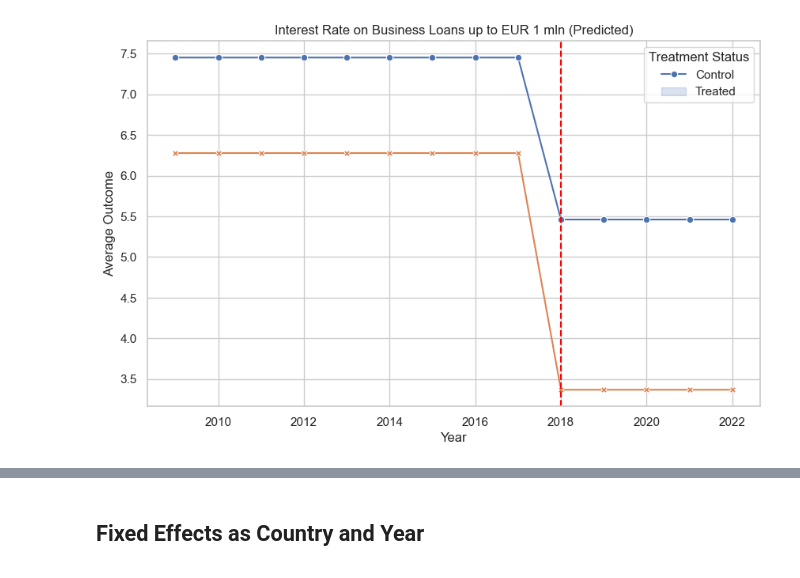
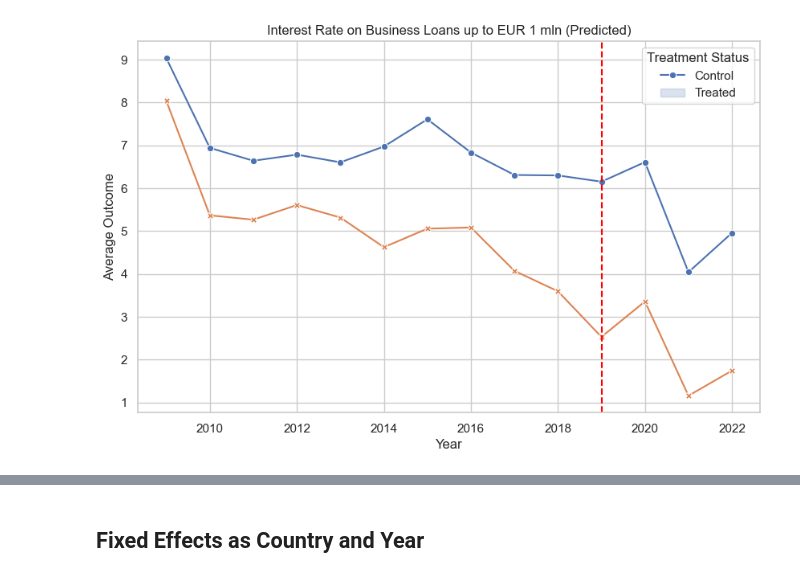
Before and after one commit to SofiyaLyn/Thesis, a Jupyter notebook: Interest_rate_smallbusiness.ipynb, the cells around one changed output, grey strips where cells are left out. Cells and saved outputs as stored; diff of their text form; code cells hidden in the pictures.

```diff
--- a/Interest_rate_smallbusiness.ipynb
+++ b/Interest_rate_smallbusiness.ipynb
@@ -84,3 +114,18 @@ with open('Interest Rate on Business Loans up to EUR 1 mln.html', 'w') as f:
     f.write(summary_table.as_html())
 with open('/Users/sonetalyn/Desktop/Thesis/Interest Rate on Business Loans up to EUR 1 mln.html', 'w') as f:
     f.write(summary_table.as_html())
+# %%
+grouped_data = cleaned_data.groupby(['Year', 'treated']).agg({'Interest_rate_up_to_1_mln': 'mean'}).reset_index()
+sns.set(style="whitegrid")
+
+plt.figure(figsize=(10, 6))
+sns.lineplot(data=grouped_data, x='Year', y='Interest_rate_up_to_1_mln', hue='treated', style='treated', markers=True, dashes=False)
+
+# Adding labels and title
+plt.title('Interest Rate on Business Loans over EUR 1 mln')
+plt.xlabel('Year')
+plt.ylabel('Average Outcome')
+plt.legend(title='Treatment Status', labels=['Control', 'Treated'])
+plt.axvline(x=2019, color='red', linestyle='--')
+plt.savefig('/Users/sonetalyn/Desktop/Thesis/Interest_Rate_Up_plot.png')
+plt.show()
@@ -86,0 +136,28 @@ with open('/Users/sonetalyn/Desktop/Thesis/Interest Rate on Business Loans up to
+# %%
+cleaned_data['intercept'] = 1
+cleaned_data['Population_Growth__Percent'] = pd.to_numeric(cleaned_data['Population_Growth__Percent'], errors='coerce')
+
+formula = """ Interest_rate_up_to_1_mln ~ treated + post_intervention + treated_intervention + Real_GDP__EURB + GDP_Per_Capita__EUR + Real_Private_Consumption_Growth__Percent + Real_Government_Consumption_Growth__Percent + Real_Gross_Fixed_Investment_Growth__Percent + Industrial_Production_Growth__Percent + Population__M + Population_Growth__Percent + intercept"""
+model = smf.ols(formula, data=cleaned_data).fit()
+
+info_dict = {'R-squared' : lambda x: f"{x.rsquared:.2f}",
+             'No. observations' : lambda x: f"{int(x.nobs):d}"}
+
+summary_table = summary_col([model], stars=True, info_dict=info_dict)
+
+soup = BeautifulSoup(summary_table.as_html(), 'html.parser')
+
+table = soup.find('table')
+
+table['style'] = 'border: 1px solid black'
+
+for th in table.find_all('th'):
+    th['style'] = 'text-align: center'
+
+additional_text = soup.new_tag('div')
+additional_text.string = 'Standard errors in parentheses.\n* p<.1, ** p<.05, ***p<.01'
+
+with open('/Users/sonetalyn/Desktop/Thesis/Controlled Interest Rate up to 1 mln EUR.html', 'w') as f:
+    f.write(str(soup))
+
+print(summary_table)
@@ -87,28 +182,28 @@ with open('/Users/sonetalyn/Desktop/Thesis/Interest Rate on Business Loans up to
 # %%
 # Fit the model
 model = smf.ols(formula, data=cleaned_data).fit()
 
 # Generate predicted values
 cleaned_data['predicted'] = model.predict(cleaned_data)
 
 # Group the data by 'Year' and 'treated', and calculate the mean of 'predicted'
 grouped_data = cleaned_data.groupby(['Year', 'treated'])['predicted'].mean().reset_index()
 
 # Create the plot
 plt.figure(figsize=(10, 6))
 sns.lineplot(data=grouped_data, x='Year', y='predicted', hue='treated', style='treated', markers=True, dashes=False)
 
 # Adding labels and title
 plt.title('Interest Rate on Business Loans up to EUR 1 mln (Predicted)')
 plt.xlabel('Year')
 plt.ylabel('Average Outcome')
 plt.legend(title='Treatment Status', labels=['Control', 'Treated'])
-plt.axvline(x=2018, color='red', linestyle='--')
+plt.axvline(x=2019, color='red', linestyle='--')
 
 # Save the plot
 plt.savefig('/Users/sonetalyn/Desktop/Thesis/Interest_Rate_UP_predicted_plot.png')
 
 # Show the plot
 plt.show()
 # %% [output]
-[figure, old version]
+[figure, new version]
```
Also changed, not shown: parts of 20 cells of this notebook, 3 other files.
